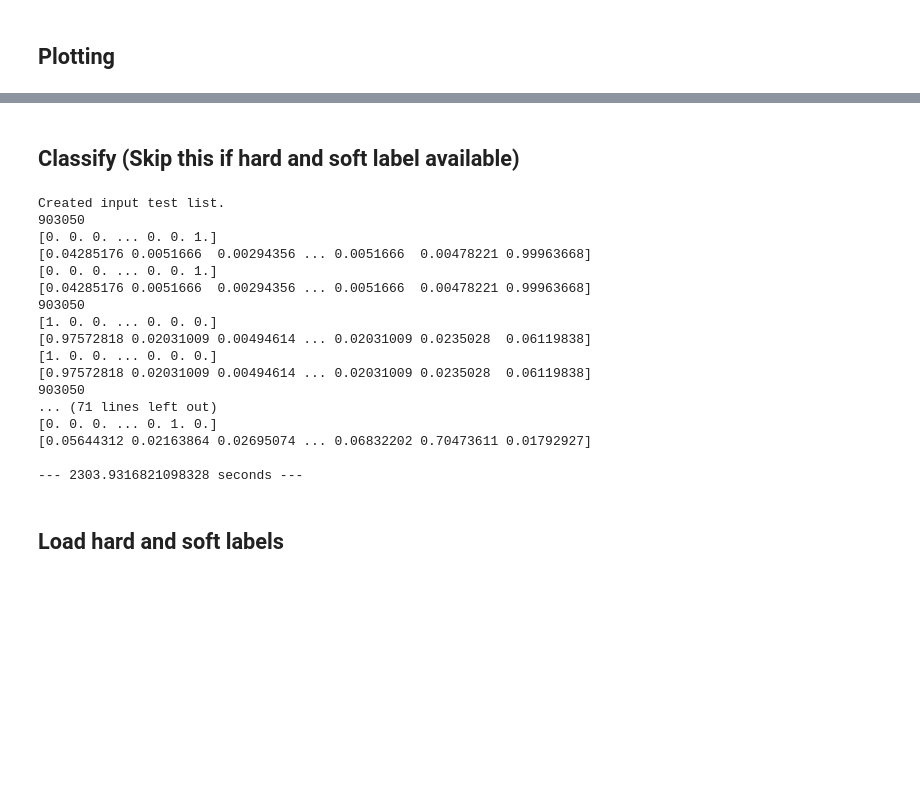
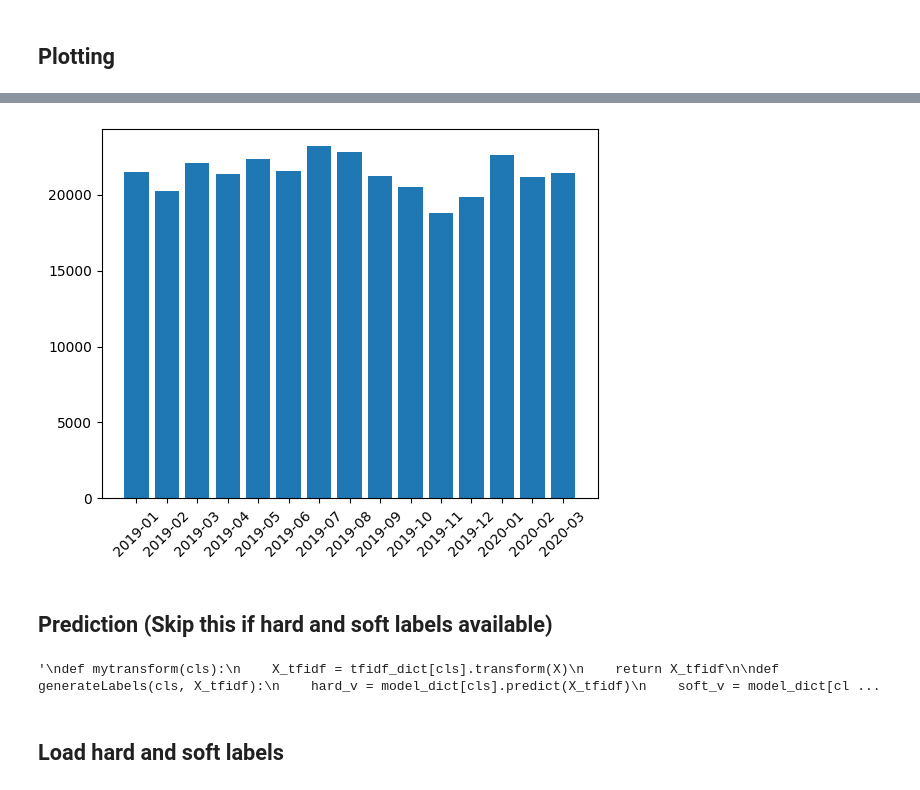
Before and after one commit to heeh/legal_advice, a Jupyter notebook: predictor.ipynb, the cells around one changed output, grey strips where cells are left out. Saved outputs shown, nothing was run; the diff lists cells and outputs as text; code cells hidden in the pictures; blank space fills up the shorter version.

```diff
--- a/predictor.ipynb
+++ b/predictor.ipynb
@@ -240,5 +280,9 @@ plotDict(num_docs, "-s")
+# %%
+plotDictBar(monthly_num_docs)
+# %% [output]
+[figure, added]
 # %% [markdown]
-## Classify (Skip this if hard and soft label available)
+## Prediction (Skip this if hard and soft labels available)
 # %%
 import time
 from collections import Counter
@@ -249,7 +293,7 @@ from tqdm.notebook import tqdm
 import multiprocessing
 from joblib import Parallel, delayed
 
-
+'''
 def mytransform(cls):
     X_tfidf = tfidf_dict[cls].transform(X)
     return X_tfidf
@@ -280,24 +324,9 @@ for cls in tqdm(class_list):
     writeListFile("prevs/" + cls[:5], (hard_v, soft_v))
 
 print("--- %s seconds ---" % (time.time() - start_time))
+'''
 # %% [output]
-Created input test list.
-903050
-[0. 0. 0. ... 0. 0. 1.]
-[0.04285176 0.0051666  0.00294356 ... 0.0051666  0.00478221 0.99963668]
-[0. 0. 0. ... 0. 0. 1.]
-[0.04285176 0.0051666  0.00294356 ... 0.0051666  0.00478221 0.99963668]
-903050
-[1. 0. 0. ... 0. 0. 0.]
-[0.97572818 0.02031009 0.00494614 ... 0.02031009 0.0235028  0.06119838]
-[1. 0. 0. ... 0. 0. 0.]
-[0.97572818 0.02031009 0.00494614 ... 0.02031009 0.0235028  0.06119838]
-903050
-... (71 lines left out)
-[0. 0. 0. ... 0. 1. 0.]
-[0.05644312 0.02163864 0.02695074 ... 0.06832202 0.70473611 0.01792927]
-
---- 2303.9316821098328 seconds ---
+'\ndef mytransform(cls):\n    X_tfidf = tfidf_dict[cls].transform(X)\n    return X_tfidf\n\ndef generateLabels(cls, X_tfidf):\n    hard_v = model_dict[cls].predict(X_tfidf)\n    soft_v = model_dict[cl ...
 # %% [markdown]
 ## Load hard and soft labels
 # %%
```
Also changed, not shown: parts of 28 cells of this notebook.
